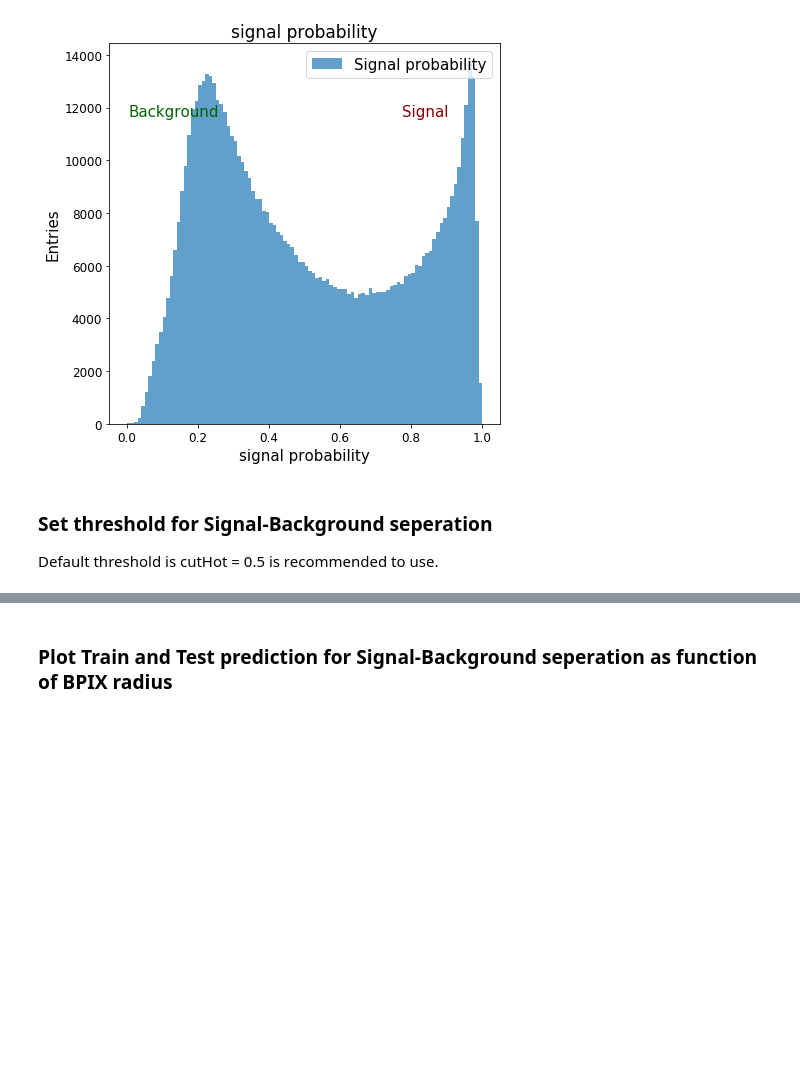
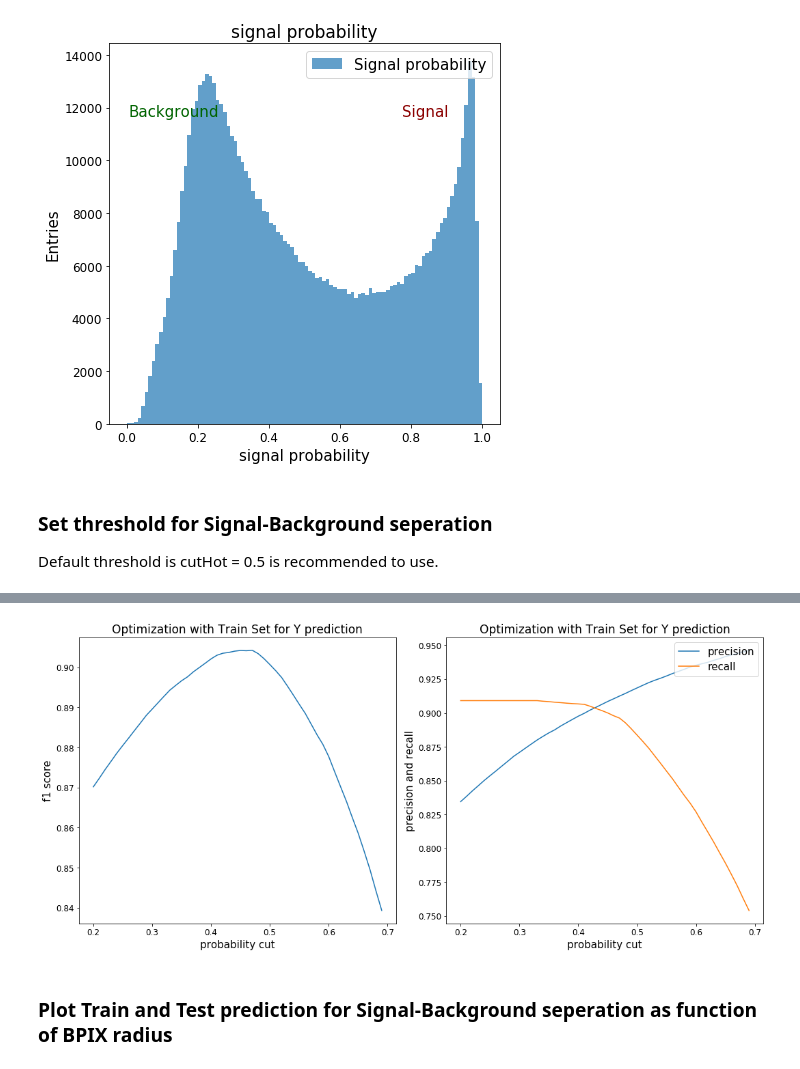
Before and after one commit to kropiv/MLforNI, a Jupyter notebook: NI_ML.ipynb, the cells around one changed output, grey strips where cells are left out. Saved outputs shown, nothing was run; the diff lists cells and outputs as text; code cells hidden in the pictures; blank space fills up the shorter version.

```diff
--- a/NI_ML.ipynb
+++ b/NI_ML.ipynb
@@ -1973,0 +1980,97 @@ INFO:log:shape of Y_Test_pred = (698691,)
+# %%
+# Radius for different structures:
+Radius_BP_Train = np.sqrt(np.square(X_Train[:,1]-0.171)+np.square(X_Train[:,2]+0.176))
+Radius_BPIX_Train = np.sqrt(np.square(X_Train[:,1]-0.086)+np.square(X_Train[:,2]+0.102))
+Radius_Tube_Train = np.sqrt(np.square(X_Train[:,1]+0.080)+np.square(X_Train[:,2]+0.318))
+
+Radius_BPIX_Test = np.sqrt(np.square(X_Test[:,1]-0.086)+np.square(X_Test[:,2]+0.102))
+Radius_BP_Test = np.sqrt(np.square(X_Test[:,1]-0.171)+np.square(X_Test[:,2]+0.176))
+Radius_Tube_Test = np.sqrt(np.square(X_Test[:,1]+0.080)+np.square(X_Test[:,2]+0.318))
+
+# only Train Set is using for optimization:
+MaterialforOptimization = ["BP", "L2", "L3", "L4", "Tube", "Rails"]
+def f1score_Ypred (Mat, Y_pred, Rad_BP, Rad_BPIX, Rad_Tube, X_Rails):
+
+    # [1] for S estimate, [2] for B_estimate
+    S_est_forS, B_est_forS = PreReF1(Rad_BP[Y_pred==0], Rad_BPIX[Y_pred ==0], Rad_Tube[Y_pred ==0],
+                         X_Rails[Y_pred ==0], Mat, MaterialOfPixel)[1:3]
+    S_est_forB, B_est_forB = PreReF1(Rad_BP[Y_pred==1], Rad_BPIX[Y_pred ==1], Rad_Tube[Y_pred ==1],
+                         X_Rails[Y_pred ==1], Mat, MaterialOfPixel)[1:3]
+
+    epsilon = 1.0e-6
+
+    # for background classification, signal estimation could be < 0, so make reset to 0
+    # to not confuse calculations, in future better signal estimation should be perform
+    scut = 0.10
+#     S_est_forB[S_est_forB < scut*B_est_forB] = scut*B_est_forB[S_est_forB < scut*B_est_forB]
+#     S_est_forB[S_est_forB < 0] = 0
+    S_est_forB[S_est_forB < scut*S_est_forS] = scut*S_est_forS[S_est_forB < scut*S_est_forS]
+    logger.debug("S_est_forB = " +str(S_est_forB))
+
+
+    tp = np.sum(S_est_forS) # Signal, classified as Signal
+    fp = np.sum(B_est_forS) # Background, classified as Signal
+    fn = np.sum(S_est_forB) # Signal, classified s Background
+
+    prec_Mat = tp / (tp + fp + epsilon)
+    recall_Mat = tp / (tp + fn + epsilon)
+
+    f1_Mat = 2*prec_Mat*recall_Mat / (prec_Mat+recall_Mat+epsilon)
+
+    #logger.info("Optimized material: precison = %3.3f, recall =  %3.2f, f1 score =  %3.2f" % (prec_Mat, recall_Mat, f1_Mat))
+
+    return f1_Mat, prec_Mat, recall_Mat
+
+
+ymin = 0.2
+ymax = 0.7
+n_frac = 50
+CutSel       = np.zeros(n_frac)
+f1ScoreOpt   = np.zeros(n_frac)
+precisionOpt = np.zeros(n_frac)
+recallOpt    = np.zeros(n_frac)
+
+f1ScoreMax = -1.
+recallMax = -1
+CutSel_Opt = -1.
+
+
+for i in range(0,n_frac):
+    CutSel[i] = ymin +i*(ymax-ymin)/n_frac
+    Y_Train_pred_Cut = YpredCut(Y_hot_Train_pred, CutSel[i])
+    f1ScoreOpt[i], precisionOpt[i], recallOpt[i] = f1score_Ypred (MaterialforOptimization, Y_Train_pred_Cut,
+                                                                  Radius_BP_Train, Radius_BPIX_Train,
+                                                                  Radius_Tube_Train, X_Train[:,1])
+    if f1ScoreOpt[i] > f1ScoreMax:
+        f1ScoreMax = f1ScoreOpt[i]
+        CutSel_Opt = CutSel[i]
+        recallMax  = recallOpt[i]
+
+# assign predictions for Train and Test sets with optimal cut:
+Y_Train_pred = YpredCut(Y_hot_Train_pred, CutSel_Opt)
+Y_Test_pred = YpredCut(Y_hot_Test_pred, CutSel_Opt)
+
+logger.debug("Optimized material: f1score opt = " +str(f1ScoreOpt))
+logger.info("Optimized values: CutSel = %3.2f, f1 score = %3.2f, and recall = %3.2f" %
+            (CutSel_Opt, f1ScoreMax, recallMax))
+
+fig, (ax,bx) = plt.subplots(1,2,  figsize=(15,7))
+
+ax.plot(CutSel,f1ScoreOpt)
+ax.set_title('Optimization with Train Set for Y prediction')
+ax.set_ylabel('f1 score')
+ax.set_xlabel('probability cut')
+#ax.legend(['train', 'test'], loc='upper right')
+
+bx.plot(CutSel,precisionOpt)
+bx.plot(CutSel,recallOpt)
+bx.set_title('Optimization with Train Set for Y prediction')
+bx.set_ylabel('precision and recall')
+bx.set_xlabel('probability cut')
+bx.legend(['precision', 'recall'], loc='upper right')
+
+fig.tight_layout()
+#fig.tight_layout(pad=1.0)
+plt.savefig('Results/' + ModelName + '_Yoptimization.pdf')
+plt.show()
+# %% [output]
@@ -1974,3 +2094,4 @@ INFO:log:shape of Y_Test_pred = (698691,)
+[figure, added]
 # %% [markdown]
 ### Plot Train and Test prediction for Signal-Background seperation as function of  BPIX radius <a class="anchor" id="PlotPredictedResultsR"></a>
 # %%
```
Also changed, not shown: parts of 9 cells of this notebook.
